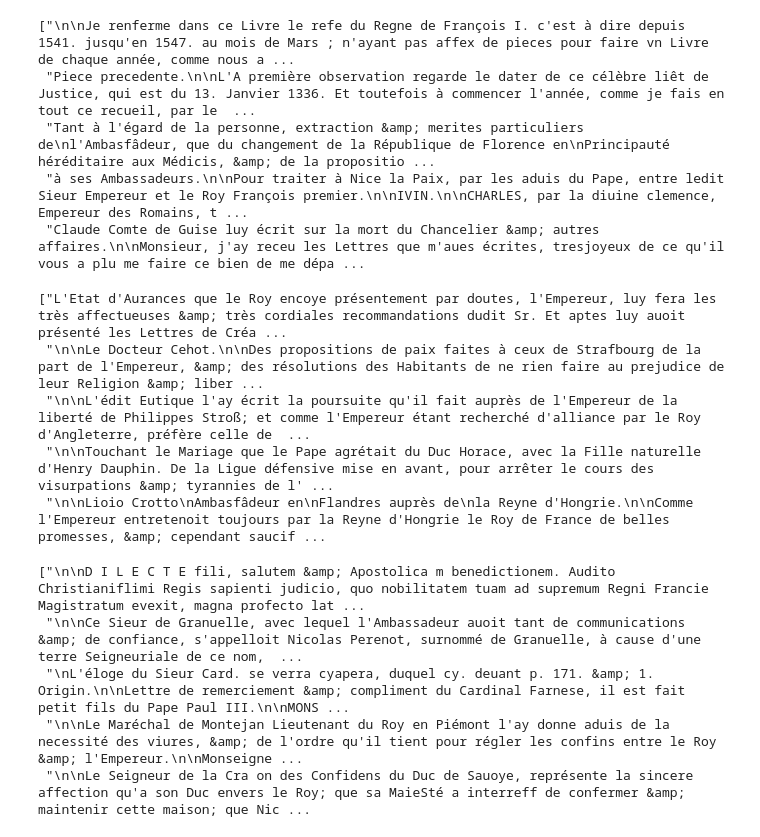
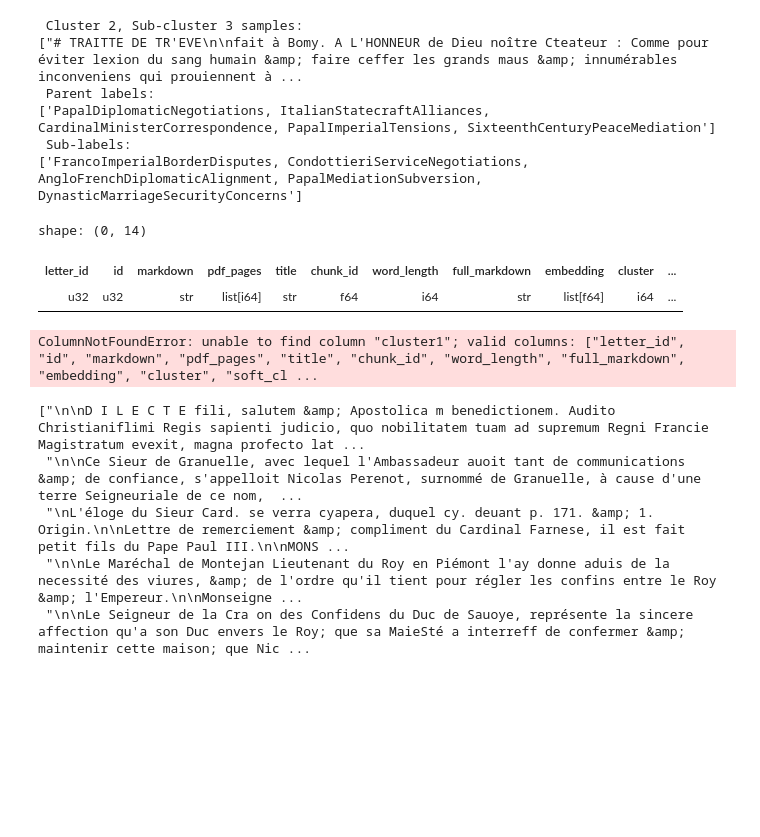
Before and after one commit to nkmwicz/scholarmap-data, a Jupyter notebook: s3.test.ipynb, the cells around one changed output. Cells and saved outputs as stored; diff of their text form; code cells hidden in the pictures; blank space fills up the shorter version.

```diff
--- a/s3.test.ipynb
+++ b/s3.test.ipynb
@@ -143,8 +215,3 @@ shape: (5, 14)
 | 10002 | 1002 | "LETTRE DES AVOTERS ET CONSEILL… | [47, 48] | "LETTRE DES AVOTERS ET CONSEILL… | 10002.0 | 452 | "LETTRE DES AVOTERS ET CONSEILL… | [-0.0354, -0.02771, … 0.023071] | 12 | ... |
 | 10003 | 1003 | "REMARQUES SVR LADITE VILLE DE … | [48, 49, … 54] | "REMARQUES SVR LADITE VILLE DE … | 10003.0 | 1878 | "REMARQUES SVR LADITE VILLE DE … | [-0.036621, -0.010559, … -0.013855] | 8 | ... |
 | 10003 | 1003 | "Cethol. 1192. 6 commiæer Janoe… | [48, 49, … 54] | "REMARQUES SVR LADITE VILLE DE … | 10003.1 | 778 | "REMARQUES SVR LADITE VILLE DE … | [0.007721, -0.031738, … -0.024902] | 10 | ... |
-# %%
-df = df.with_columns(
-    cluster_tags=pl.col("cluster_tags").list.join(", "),
-    sub_labels=pl.col("sub_labels").list.join(", "),
-)
@@ -199,18 +310,48 @@ shape: (338,)
 # %%
-cluster13_samples = (
-    df.filter(pl.col("cluster1") == 13)
-    .select("markdown")
+cluster = 2
+subcluster = 3
+
+cluster12_samples = (
+    df.filter((pl.col("cluster") == cluster) & (pl.col("sub_cluster") == subcluster))
+    .select(["markdown"])
     .sample(5)
     .to_series()
     .to_list()
 )
-cluster13_samples
+parent_labels = (
+    df.filter((pl.col("cluster") == cluster) & (pl.col("sub_cluster") == subcluster))
+    .select(["cluster_tags"])
+    .unique()
+    .to_series()
+    .to_list()
+)
+sub_labels = (
+    df.filter((pl.col("cluster") == cluster) & (pl.col("sub_cluster") == subcluster))
+    .select(["sub_labels"])
+    .unique()
+    .to_series()
+    .to_list()
+)
+print(f" Cluster {cluster}, Sub-cluster {subcluster} samples:")
+print(cluster12_samples)
+print(" Parent labels:")
+print(parent_labels)
+print(" Sub-labels:")
+print(sub_labels)
 # %% [output]
-["\n\nJe renferme dans ce Livre le refe du Regne de François I. c'est à dire depuis 1541. jusqu'en 1547. au mois de Mars ; n'ayant pas affex de pieces pour faire vn Livre de chaque année, comme nous a ...
- "Piece precedente.\n\nL'A première observation regarde le dater de ce célèbre liêt de Justice, qui est du 13. Janvier 1336. Et toutefois à commencer l'année, comme je fais en tout ce recueil, par le  ...
- "Tant à l'égard de la personne, extraction &amp; merites particuliers de\nl'Ambasfâdeur, que du changement de la République de Florence en\nPrincipauté héréditaire aux Médicis, &amp; de la propositio ...
- "à ses Ambassadeurs.\n\nPour traiter à Nice la Paix, par les aduis du Pape, entre ledit Sieur Empereur et le Roy François premier.\n\nIVIN.\n\nCHARLES, par la diuine clemence, Empereur des Romains, t ...
- "Claude Comte de Guise luy écrit sur la mort du Chancelier &amp; autres affaires.\n\nMonsieur, j'ay receu les Lettres que m'aues écrites, tresjoyeux de ce qu'il vous a plu me faire ce bien de me dépa ...
+ Cluster 2, Sub-cluster 3 samples:
+["# TRAITTE DE TR'EVE\n\nfait à Bomy. A L'HONNEUR de Dieu noître Cteateur : Comme pour éviter lexion du sang humain &amp; faire ceffer les grands maus &amp; innumérables inconveniens qui prouiennent à ...
+ Parent labels:
+['PapalDiplomaticNegotiations, ItalianStatecraftAlliances, CardinalMinisterCorrespondence, PapalImperialTensions, SixteenthCenturyPeaceMediation']
+ Sub-labels:
+['FrancoImperialBorderDisputes, CondottieriServiceNegotiations, AngloFrenchDiplomaticAlignment, PapalMediationSubversion, DynasticMarriageSecurityConcerns']
+# %%
+sadolet = df.filter(pl.col("markdown").str.contains("sadol", literal=True))
+sadolet
+# %% [output]
+shape: (0, 14)
+| letter_id | id | markdown | pdf_pages | title | chunk_id | word_length | full_markdown | embedding | cluster | ... |
+| u32 | u32 | str | list[i64] | str | f64 | i64 | str | list[f64] | i64 | ... |
 # %%
 cluster9_sampels = (
     df.filter(pl.col("cluster1") == 9)
@@ -221,11 +362,7 @@ cluster9_sampels = (
 )
 cluster9_sampels
 # %% [output]
-["L'Etat d'Aurances que le Roy encoye présentement par doutes, l'Empereur, luy fera les très affectueuses &amp; très cordiales recommandations dudit Sr. Et aptes luy auoit présenté les Lettres de Créa ...
- "\n\nLe Docteur Cehot.\n\nDes propositions de paix faites à ceux de Strafbourg de la part de l'Empereur, &amp; des résolutions des Habitants de ne rien faire au prejudice de leur Religion &amp; liber ...
- "\n\nL'édit Eutique l'ay écrit la poursuite qu'il fait auprès de l'Empereur de la liberté de Philippes Stroß; et comme l'Empereur étant recherché d'alliance par le Roy d'Angleterre, préfère celle de  ...
- "\n\nTouchant le Mariage que le Pape agrétait du Duc Horace, avec la Fille naturelle d'Henry Dauphin. De la Ligue défensive mise en avant, pour arrêter le cours des visurpations &amp; tyrannies de l' ...
- "\n\nLioio Crotto\nAmbasfâdeur en\nFlandres auprès de\nla Reyne d'Hongrie.\n\nComme l'Empereur entretenoit toujours par la Reyne d'Hongrie le Roy de France de belles promesses, &amp; cependant saucif ...
+ColumnNotFoundError: unable to find column "cluster1"; valid columns: ["letter_id", "id", "markdown", "pdf_pages", "title", "chunk_id", "word_length", "full_markdown", "embedding", "cluster", "soft_cl ...
 # %%
 cluster12_samples = (
     df.filter(pl.col("cluster1") == 12)
```
Also changed, not shown: parts of 9 cells of this notebook, 1 other file.
